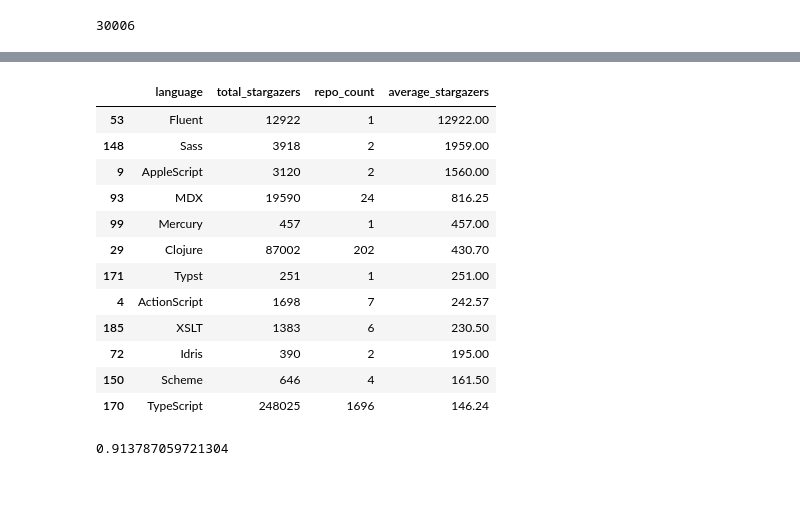
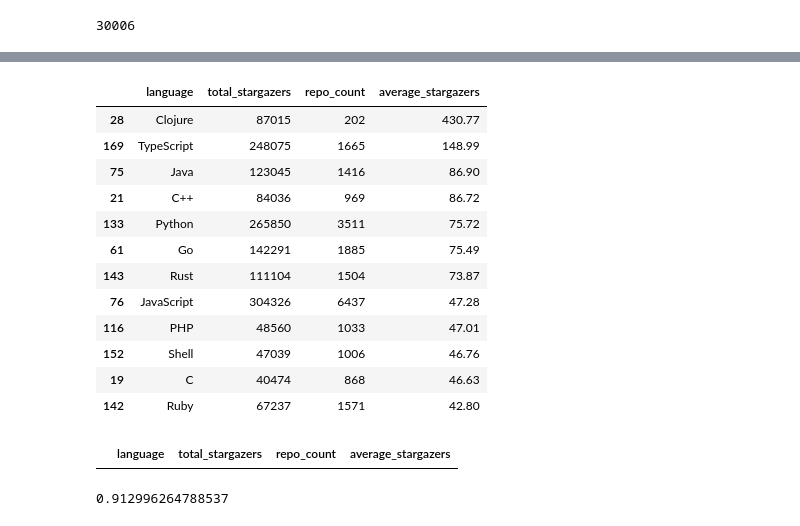
Before and after one commit to 23f1000647/tds-project-1, a Jupyter notebook: TDS_Project_1.ipynb, the cells around one changed output, grey strips where cells are left out. Drawn from its saved outputs; the diff is of its cells as text; code cells hidden in the pictures; blank space fills up the shorter version.

```diff
--- a/TDS_Project_1.ipynb
+++ b/TDS_Project_1.ipynb
@@ -414,27 +430,31 @@ df_result2
 | 7 | skade | 420 | 708 | 35 | 8.333333 |
 | 8 | jpkrohling | 393 | 387 | 32 | 8.142494 |
 # %%
-stargazers_per_language = df_repositories.groupby('language').agg(total_stargazers=('stargazers_count', 'sum'),repo_count=('stargazers_count', 'size')).reset_index().sort_values(by='total_stargazers', ascending=False)
+stargazers_per_language = df_repositories.groupby('language').agg(total_stargazers=('stargazers_count', 'sum'),repo_count=('stargazers_count', 'size')).reset_index().sort_values(by='total_stargazers', ascending=False).head(12)
 stargazers_per_language['average_stargazers'] = np.round((stargazers_per_language['total_stargazers']/stargazers_per_language['repo_count']),2)
 stargazers_per_language.sort_values(by=['average_stargazers'],ascending=False).head(12)
 # %% [output]
 |  | language | total_stargazers | repo_count | average_stargazers |
-| 53 | Fluent | 12922 | 1 | 12922.00 |
-| 148 | Sass | 3918 | 2 | 1959.00 |
-| 9 | AppleScript | 3120 | 2 | 1560.00 |
-| 93 | MDX | 19590 | 24 | 816.25 |
-| 99 | Mercury | 457 | 1 | 457.00 |
-| 29 | Clojure | 87002 | 202 | 430.70 |
-| 171 | Typst | 251 | 1 | 251.00 |
-| 4 | ActionScript | 1698 | 7 | 242.57 |
-| 185 | XSLT | 1383 | 6 | 230.50 |
-| 72 | Idris | 390 | 2 | 195.00 |
-| 150 | Scheme | 646 | 4 | 161.50 |
-| 170 | TypeScript | 248025 | 1696 | 146.24 |
+| 28 | Clojure | 87015 | 202 | 430.77 |
+| 169 | TypeScript | 248075 | 1665 | 148.99 |
+| 75 | Java | 123045 | 1416 | 86.90 |
+| 21 | C++ | 84036 | 969 | 86.72 |
+| 133 | Python | 265850 | 3511 | 75.72 |
+| 61 | Go | 142291 | 1885 | 75.49 |
+| 143 | Rust | 111104 | 1504 | 73.87 |
+| 76 | JavaScript | 304326 | 6437 | 47.28 |
+| 116 | PHP | 48560 | 1033 | 47.01 |
+| 152 | Shell | 47039 | 1006 | 46.76 |
+| 19 | C | 40474 | 868 | 46.63 |
+| 142 | Ruby | 67237 | 1571 | 42.80 |
+# %%
+stargazers_per_language[stargazers_per_language['language'].isin(top_80_languages)]
+# %% [output]
+|  | language | total_stargazers | repo_count | average_stargazers |
 # %%
 stargazers_per_language['total_stargazers'].corr(stargazers_per_language['repo_count'])
 # %% [output]
-0.913787059721304
+0.912996264788537
 # %%
 watcher_per_language = df_repositories.groupby('language').agg(total_watchers=('watchers_count', 'sum'),repo_count=('watchers_count', 'size')).reset_index().sort_values(by='total_watchers', ascending=False)
 watcher_per_language['average_watchers'] = np.round((watcher_per_language['total_watchers']/watcher_per_language['repo_count']),2)
```
Also changed, not shown: parts of 26 cells of this notebook.
